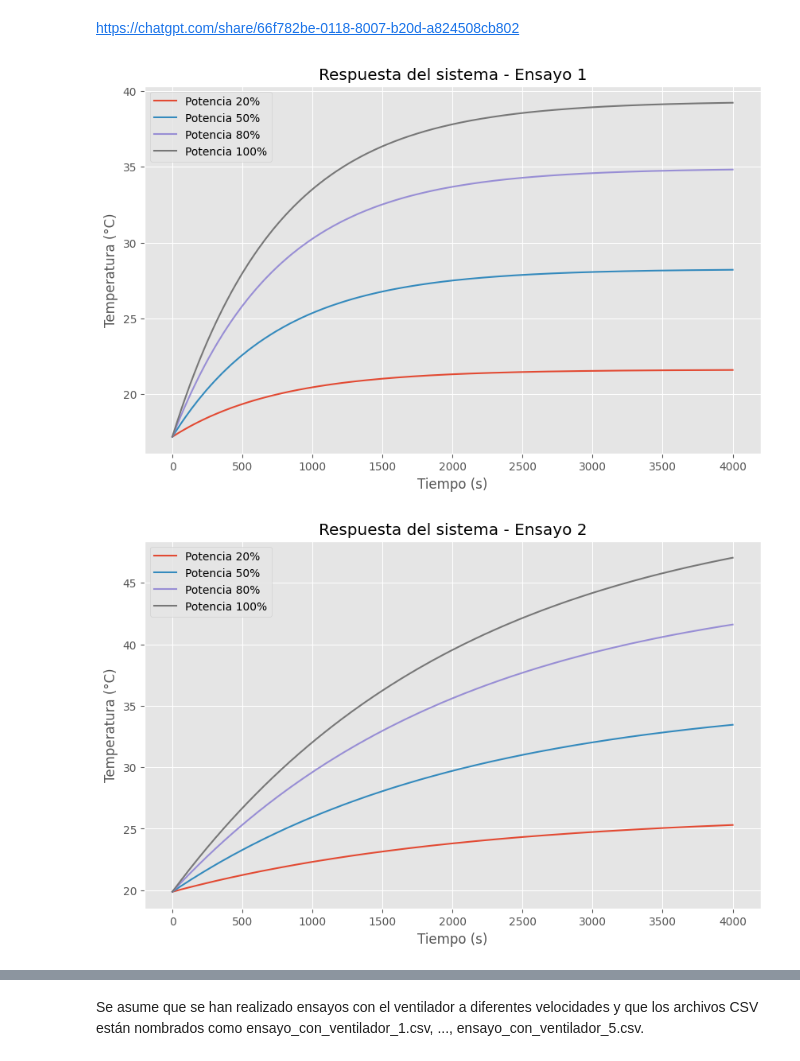
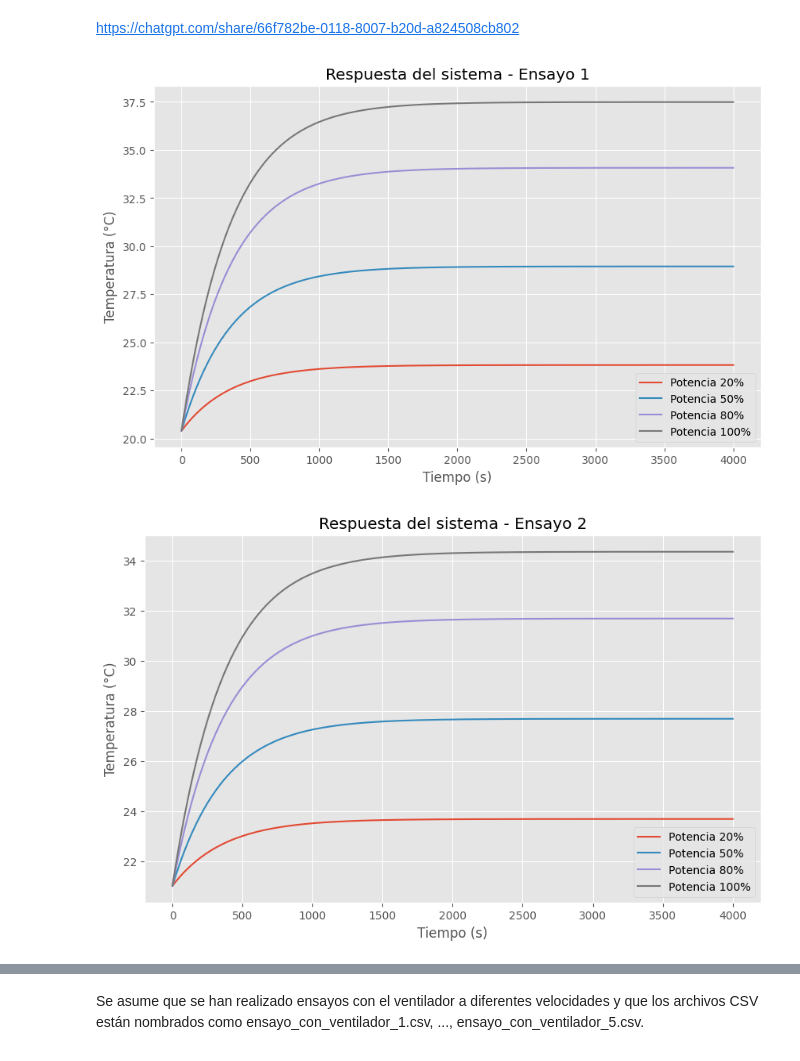
Before and after one commit to MaximilianoAntonio/incubator-prototype, a Jupyter notebook: Incbadora ino/vizualizador csv.ipynb, the cells around one changed output, grey strips where cells are left out. Drawn from its saved outputs; the diff is of its cells as text; code cells hidden in the pictures.

```diff
--- a/Incbadora ino/vizualizador csv.ipynb
+++ b/Incbadora ino/vizualizador csv.ipynb
@@ -108,37 +108,37 @@ import matplotlib.pyplot as plt
 # Definir la función de respuesta de primer orden
 def modelo_primer_orden(t, K, tau, T_inicial, P):
     # P es la potencia aplicada en porcentaje (0 a 1)
     return T_inicial + K * P * (1 - np.exp(-t / tau))
 
 # Definir los niveles de potencia que queremos simular (en porcentaje)
 niveles_potencia = [0.2, 0.5, 0.8, 1.0]  # 20%, 50%, 80%, 100%
 
 # Definir los tiempos de simulación
 tiempo = np.linspace(0, 4000, 4000)  # Simular hasta 4000 segundos
 # Valores obtenidos de los ensayos
 ensayos = [
-    {'K': 22.17, 'tau': 747.58, 'T_inicial': 17.17},
-    {'K': 31.79, 'tau': 2072.48, 'T_inicial': 19.87},
-    {'K': 30.41, 'tau': 1830.63, 'T_inicial': 19.87},
-    {'K': 13.14, 'tau': 899.60, 'T_inicial': 18.41},
-    {'K': 14.14, 'tau': 2314.35, 'T_inicial': 19.83}
+    {'K': 17.08, 'tau': 355.73, 'T_inicial': 20.41},
+    {'K': 13.35, 'tau': 365.64, 'T_inicial': 21.01},
+    {'K': 9.63, 'tau': 307.87, 'T_inicial': 21.18},
+    {'K': 8.45, 'tau': 420.45, 'T_inicial': 20.74},
+    {'K': 3.64, 'tau': 577.98, 'T_inicial': 21.97}
 ]
 
 # Simulación para cada ensayo
 for i, ensayo in enumerate(ensayos):
     plt.figure(figsize=(10, 6))
     for P in niveles_potencia:
         # Calcular la respuesta para cada nivel de potencia
         temperatura = modelo_primer_orden(tiempo, ensayo['K'], ensayo['tau'], ensayo['T_inicial'], P)
         plt.plot(tiempo, temperatura, label=f'Potencia {P*100:.0f}%')
 
     # Configuración de la gráfica
     plt.title(f'Respuesta del sistema - Ensayo {i+1}')
     plt.xlabel('Tiempo (s)')
     plt.ylabel('Temperatura (°C)')
     plt.legend()
     plt.grid(True)
     plt.show()
 # %% [output]
-[figure, old version]
+[figure, new version]
-[figure, old version]
+[figure, new version]
```
Also changed, not shown: parts of 2 cells of this notebook, 1 other file.
